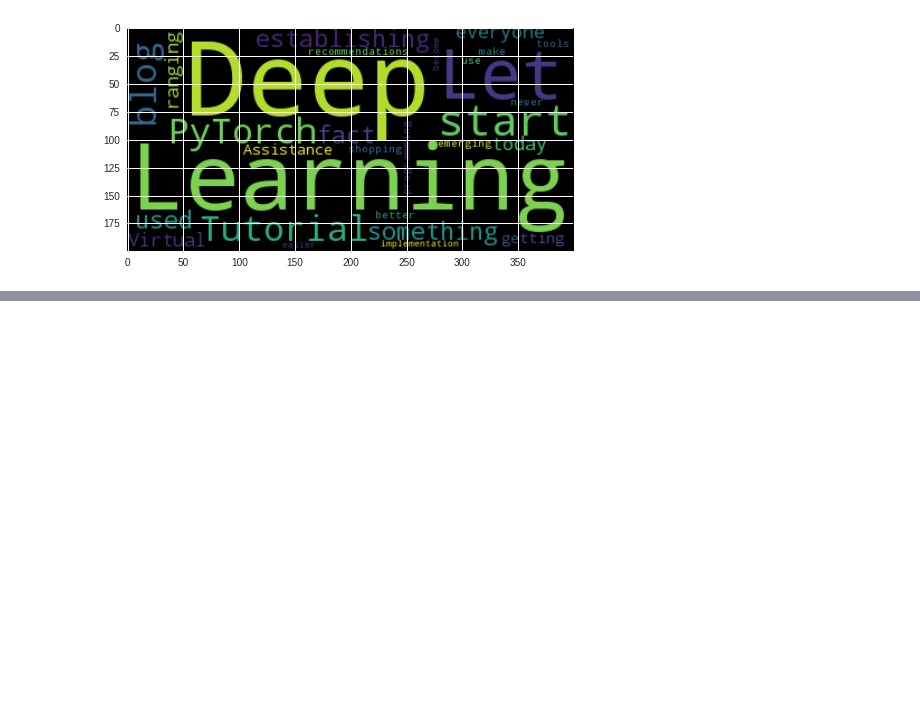
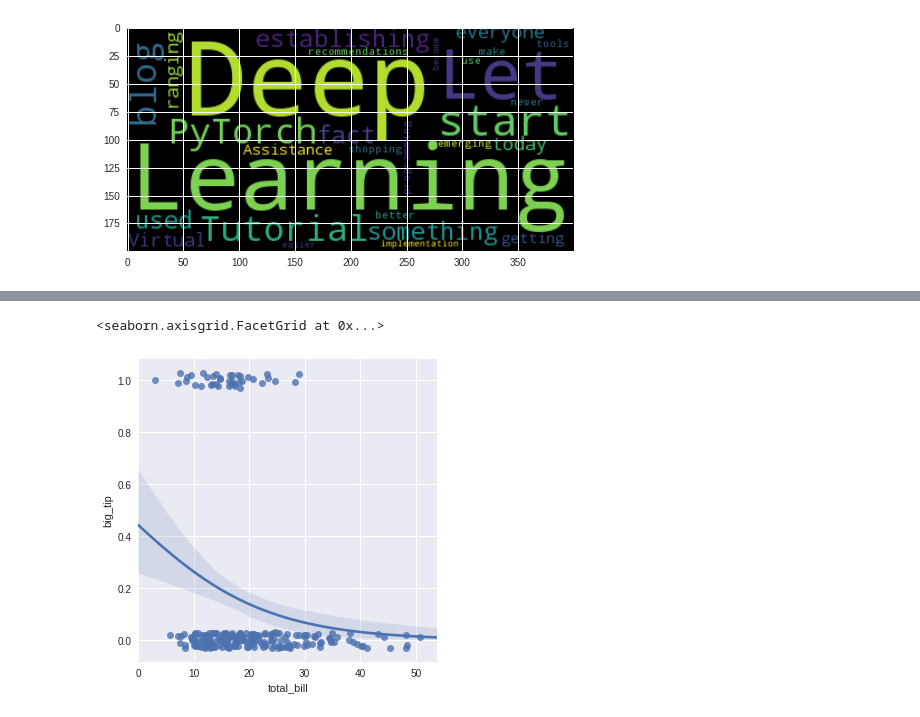
Before and after one commit to hafez-ahmad/Ipython, a Jupyter notebook: python_ml_dl_analyst.ipynb, the cells around one changed output, grey strips where cells are left out. Drawn from its saved outputs; the diff is of its cells as text; code cells hidden in the pictures; blank space fills up the shorter version.

```diff
--- a/python_ml_dl_analyst.ipynb
+++ b/python_ml_dl_analyst.ipynb
@@ -89,0 +111,7 @@ import nltk
+# %%
+tips['big_tip']=(tips.tip/tips.total_bill)>0.20
+# %%
+sb.lmplot(x='total_bill',y='big_tip',data=tips,logistic=True,y_jitter=0.03)
+# %% [output]
+<seaborn.axisgrid.FacetGrid at 0x...>
+[figure, added]
```
Also changed, not shown: parts of 24 cells of this notebook.
